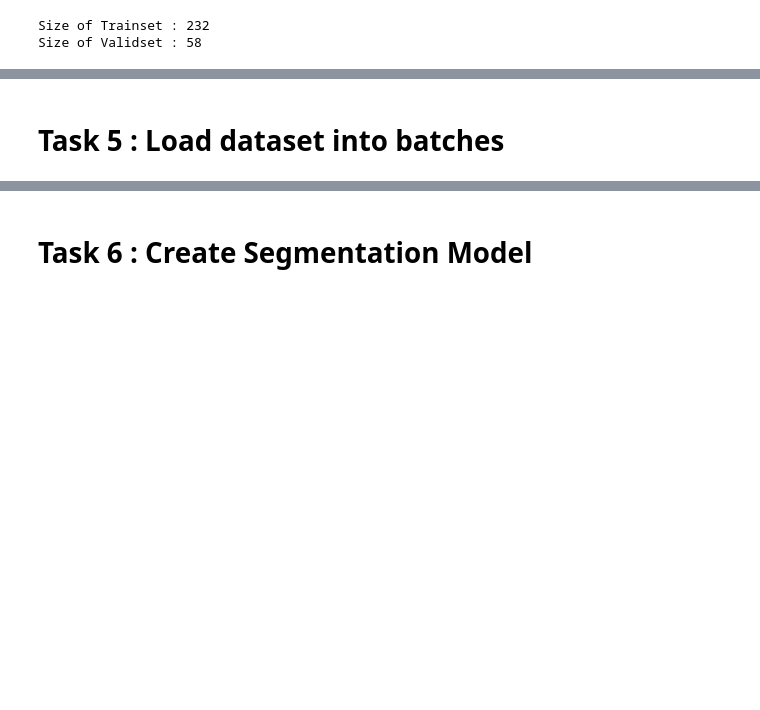
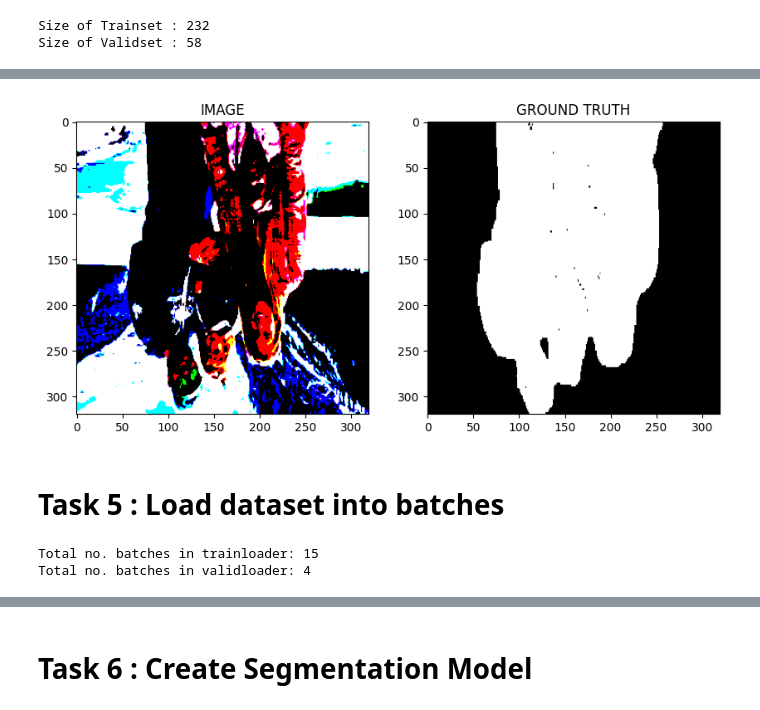
Before and after one commit to SIDIBEMoussa/Image-segmentation-using-U-Net_, a Jupyter notebook: Deep_Learning_with_PyTorch_ImageSegmentation.ipynb, the cells around one changed output, grey strips where cells are left out. Cells and saved outputs as stored; diff of their text form; code cells hidden in the pictures; blank space fills up the shorter version.

```diff
--- a/Deep_Learning_with_PyTorch_ImageSegmentation.ipynb
+++ b/Deep_Learning_with_PyTorch_ImageSegmentation.ipynb
@@ -106,13 +112,13 @@ def get_train_augs():
           A.Resize(IMAGE_SIZE, IMAGE_SIZE),
           A.HorizontalFlip( p = 0.5 ),
           A.VerticalFlip( p = 0.5 )
-      ])
+      ],is_check_shapes=False)
 
 def get_valid_augs():
 
   return A.Compose([
-          A.Resize(IMAGE_SIZE, IMAGE_SIZE),
-      ])
+          A.Resize(IMAGE_SIZE, IMAGE_SIZE)
+      ],is_check_shapes=False)
 # %% [markdown]
 # Task 4 : Create Custom Dataset
 # %%
@@ -140,6 +146,8 @@ class SegmentationDataset(Dataset):
         image = cv2.cvtColor(image, cv2.COLOR_BGR2RGB)
 
         mask = cv2.imread(mask_path, cv2.IMREAD_GRAYSCALE) #(h,w,c)
+
+
         mask = np.expand_dims(mask, axis =-1)
 
         if self.augmentations:
@@ -154,8 +162,8 @@ class SegmentationDataset(Dataset):
         image = np.transpose(image, (2,0,1)).astype(np.float32)
         mask = np.transpose(mask, (2,0,1)).astype(np.float32)
 
-        image =torch.Tensor(image)/255.0
-        mask = torch.round(torch.Tensor(image)/255.0)
+        image =torch.round(torch.Tensor(image)/255.0)
+        mask = torch.round(torch.Tensor(mask)/255.0)
 
         return image, mask
 # %%
@@ -174,2 +179,10 @@ Size of Validset : 58
+# %%
+idx = 2
+
+image, mask = trainset[idx]
+
+helper.show_image(image, mask)
+# %% [output]
+[figure, added]
 # %% [markdown]
 # Task 5 : Load dataset into batches
@@ -175,0 +194,7 @@ Size of Validset : 58
+# %%
+print(f"Total no. batches in trainloader: {len(trainloader)}")
+
+print(f"Total no. batches in validloader: {len(validloader)}")
+# %% [output]
+Total no. batches in trainloader: 15
+Total no. batches in validloader: 4
```
Also changed, not shown: parts of 16 cells of this notebook.
